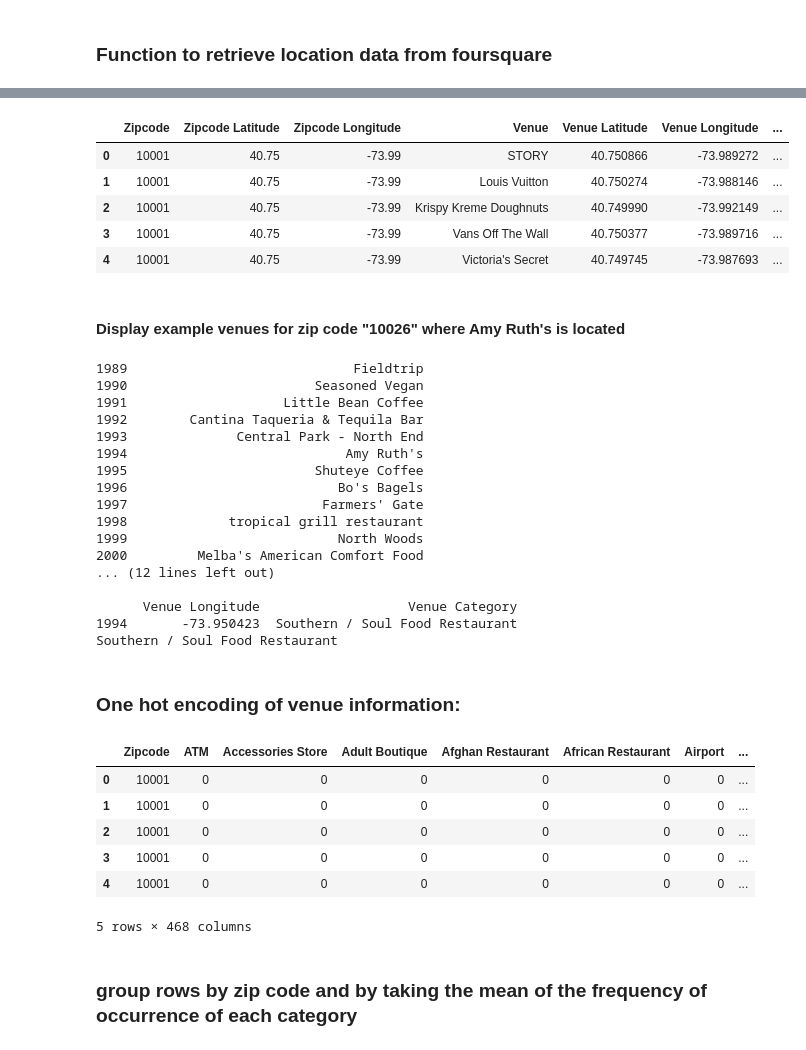
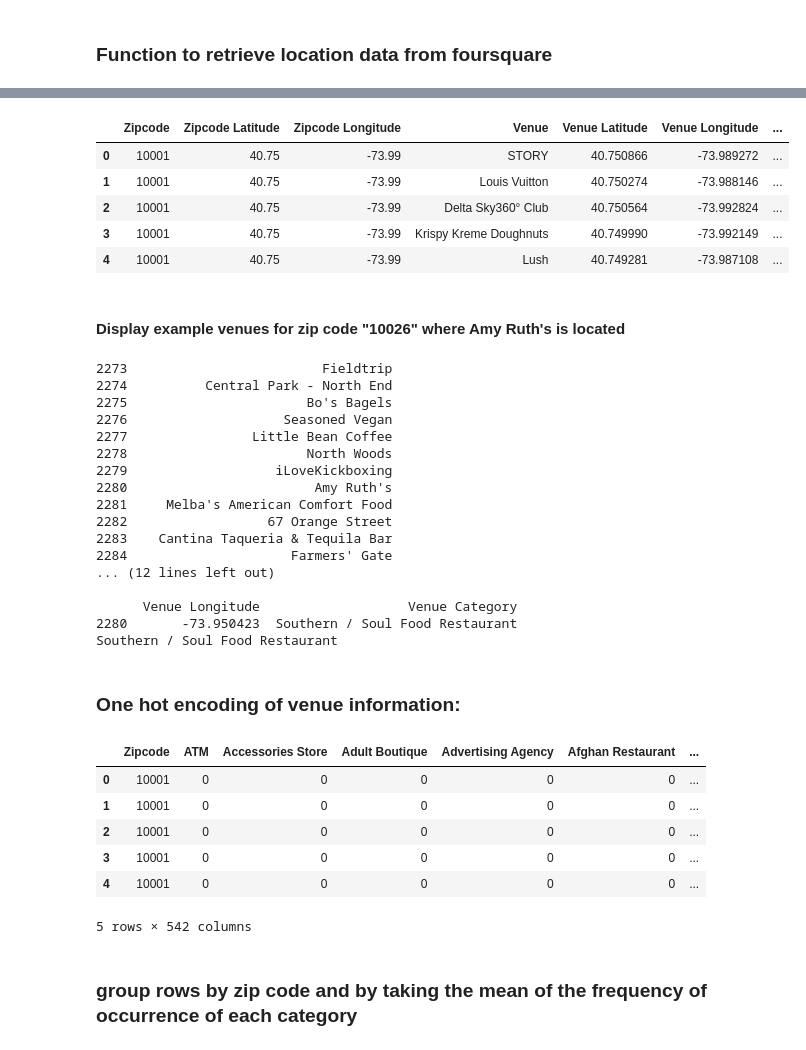
Before and after one commit to ztk007/Coursera_Capstone, a Jupyter notebook: Applied Data Science Capstone Week 4 and 5.ipynb, the cells around one changed output, grey strips where cells are left out. Saved outputs shown, nothing was run; the diff lists cells and outputs as text; code cells hidden in the pictures.

```diff
--- a/Applied Data Science Capstone Week 4 and 5.ipynb
+++ b/Applied Data Science Capstone Week 4 and 5.ipynb
@@ -286,15 +314,15 @@ print (df.shape)
 (572, 5)
 # %%
 
-df_venues = getNearbyVenues(df["Zipcode"],df["Latitude"] , df["Longitude"], radius=500)
+df_venues = getNearbyVenues(df["Zipcode"],df["Latitude"] , df["Longitude"], radius=1000) ## original radius=500
 df_venues.head()
 # %% [output]
 |  | Zipcode | Zipcode Latitude | Zipcode Longitude | Venue | Venue Latitude | Venue Longitude | ... |
 | 0 | 10001 | 40.75 | -73.99 | STORY | 40.750866 | -73.989272 | ... |
 | 1 | 10001 | 40.75 | -73.99 | Louis Vuitton | 40.750274 | -73.988146 | ... |
-| 2 | 10001 | 40.75 | -73.99 | Krispy Kreme Doughnuts | 40.749990 | -73.992149 | ... |
-| 3 | 10001 | 40.75 | -73.99 | Vans Off The Wall | 40.750377 | -73.989716 | ... |
-| 4 | 10001 | 40.75 | -73.99 | Victoria's Secret | 40.749745 | -73.987693 | ... |
+| 2 | 10001 | 40.75 | -73.99 | Delta Sky360° Club | 40.750564 | -73.992824 | ... |
+| 3 | 10001 | 40.75 | -73.99 | Krispy Kreme Doughnuts | 40.749990 | -73.992149 | ... |
+| 4 | 10001 | 40.75 | -73.99 | Lush | 40.749281 | -73.987108 | ... |
 # %% [markdown]
 #### Display example venues for zip code "10026" where Amy Ruth's is located
 # %%
@@ -309,22 +337,22 @@ print (amy_ruths.head())
 amy_ruths_category = str((amy_ruths["Venue Category"].values)[0])
 print (amy_ruths_category)
 # %% [output]
-1989                             Fieldtrip
-1990                        Seasoned Vegan
-1991                    Little Bean Coffee
-1992        Cantina Taqueria & Tequila Bar
-1993              Central Park - North End
-1994                            Amy Ruth's
-1995                        Shuteye Coffee
-1996                           Bo's Bagels
-1997                         Farmers' Gate
-1998             tropical grill restaurant
-1999                           North Woods
-2000         Melba's American Comfort Food
+2273                         Fieldtrip
+2274          Central Park - North End
+2275                       Bo's Bagels
+2276                    Seasoned Vegan
+2277                Little Bean Coffee
+2278                       North Woods
+2279                   iLoveKickboxing
+2280                        Amy Ruth's
+2281     Melba's American Comfort Food
+2282                  67 Orange Street
+2283    Cantina Taqueria & Tequila Bar
+2284                     Farmers' Gate
 ... (12 lines left out)
 
       Venue Longitude                   Venue Category
-1994       -73.950423  Southern / Soul Food Restaurant
+2280       -73.950423  Southern / Soul Food Restaurant
 Southern / Soul Food Restaurant
 # %% [markdown]
 ### One hot encoding of venue information:
@@ -341,13 +369,13 @@ df_onehot = df_onehot[fixed_columns]
 
 df_onehot.head()
 # %% [output]
-|  | Zipcode | ATM | Accessories Store | Adult Boutique | Afghan Restaurant | African Restaurant | Airport | ... |
-| 0 | 10001 | 0 | 0 | 0 | 0 | 0 | 0 | ... |
-| 1 | 10001 | 0 | 0 | 0 | 0 | 0 | 0 | ... |
-| 2 | 10001 | 0 | 0 | 0 | 0 | 0 | 0 | ... |
-| 3 | 10001 | 0 | 0 | 0 | 0 | 0 | 0 | ... |
-| 4 | 10001 | 0 | 0 | 0 | 0 | 0 | 0 | ... |
+|  | Zipcode | ATM | Accessories Store | Adult Boutique | Advertising Agency | Afghan Restaurant | ... |
+| 0 | 10001 | 0 | 0 | 0 | 0 | 0 | ... |
+| 1 | 10001 | 0 | 0 | 0 | 0 | 0 | ... |
+| 2 | 10001 | 0 | 0 | 0 | 0 | 0 | ... |
+| 3 | 10001 | 0 | 0 | 0 | 0 | 0 | ... |
+| 4 | 10001 | 0 | 0 | 0 | 0 | 0 | ... |
-5 rows × 468 columns
+5 rows × 542 columns
 # %% [markdown]
 ### group rows by zip code and by taking the mean of the frequency of occurrence of each category
 # %%
```
Also changed, not shown: parts of 23 cells of this notebook.
